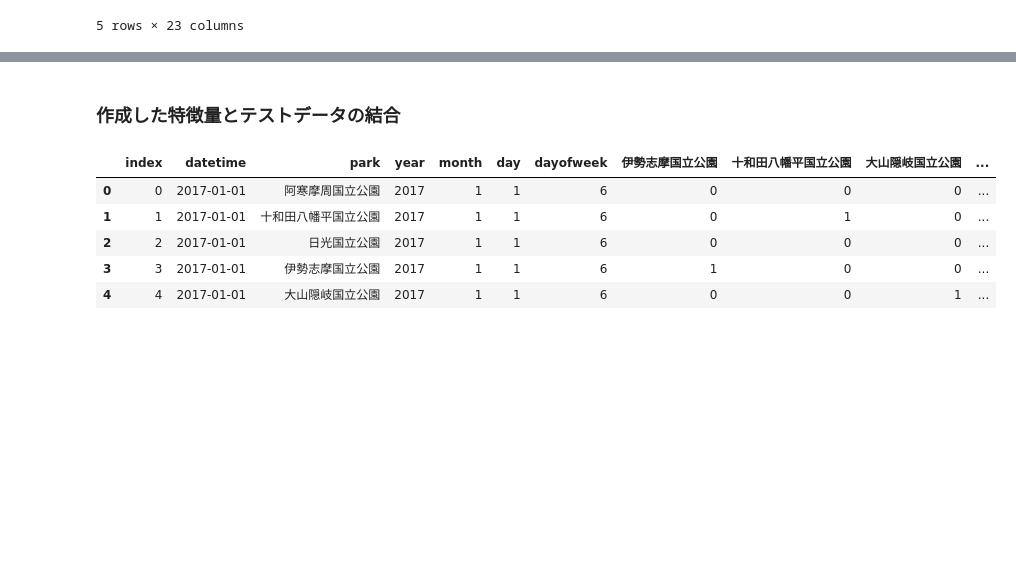
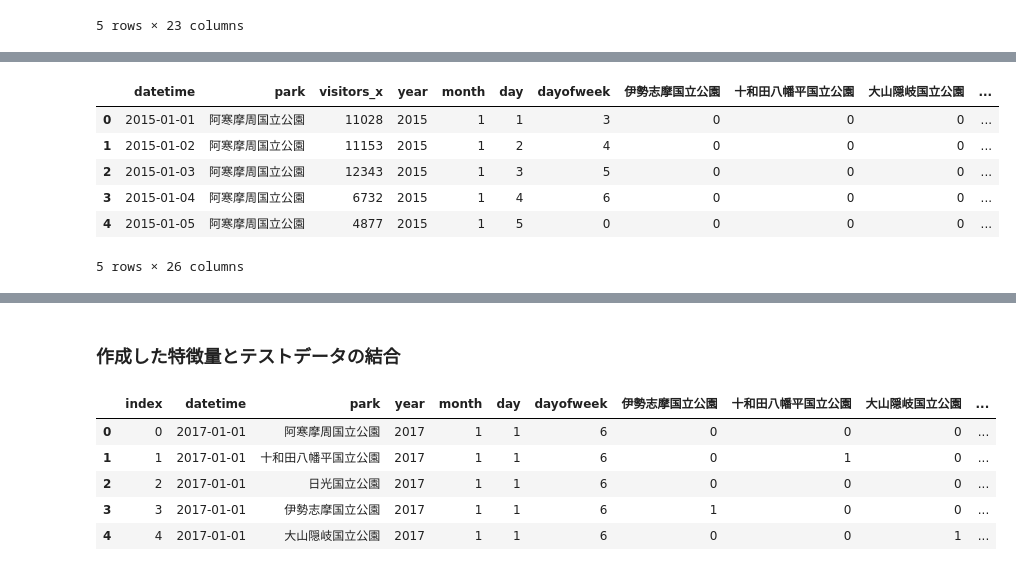
Before and after one commit to TaigoKuriyama/national_park_prediction, a Jupyter notebook: notebook/preprocess.ipynb, the cells around one changed output, grey strips where cells are left out. Cells and saved outputs as stored; diff of their text form; code cells hidden in the pictures; blank space fills up the shorter version.

```diff
--- a/notebook/preprocess.ipynb
+++ b/notebook/preprocess.ipynb
@@ -223 +259,12 @@ df_merged.head()
+# %%
+df_merged = pd.merge(df_merged,df_visitors_mean,on='park')
+df_merged.head()
+# %% [output]
+|  | datetime | park | visitors_x | year | month | day | dayofweek | 伊勢志摩国立公園 | 十和田八幡平国立公園 | 大山隠岐国立公園 | ... |
+| 0 | 2015-01-01 | 阿寒摩周国立公園 | 11028 | 2015 | 1 | 1 | 3 | 0 | 0 | 0 | ... |
+| 1 | 2015-01-02 | 阿寒摩周国立公園 | 11153 | 2015 | 1 | 2 | 4 | 0 | 0 | 0 | ... |
+| 2 | 2015-01-03 | 阿寒摩周国立公園 | 12343 | 2015 | 1 | 3 | 5 | 0 | 0 | 0 | ... |
+| 3 | 2015-01-04 | 阿寒摩周国立公園 | 6732 | 2015 | 1 | 4 | 6 | 0 | 0 | 0 | ... |
+| 4 | 2015-01-05 | 阿寒摩周国立公園 | 4877 | 2015 | 1 | 5 | 0 | 0 | 0 | 0 | ... |
+5 rows × 26 columns
 # %%
```
Also changed, not shown: parts of 39 cells of this notebook.
